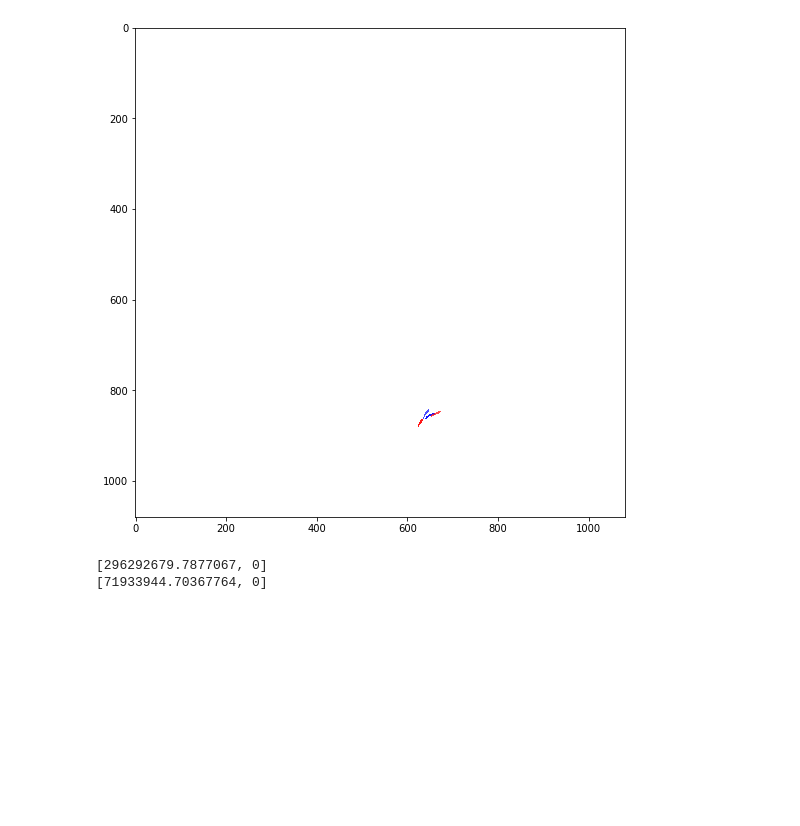
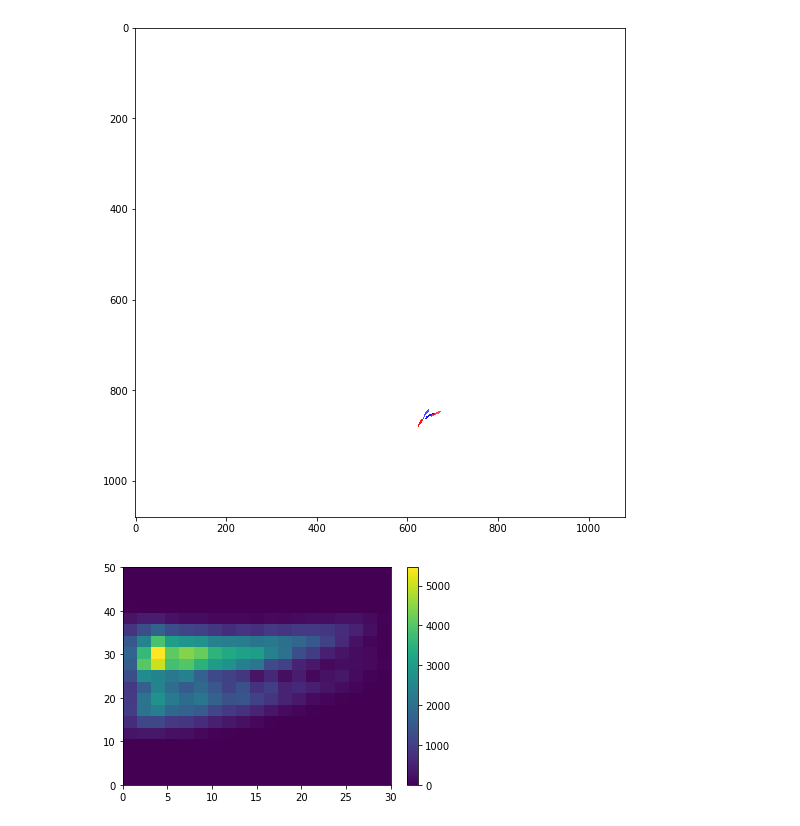
Before and after one commit to ASpraggin/FishTracking, a Jupyter notebook: fishGraphing.ipynb, the cells around one changed output. Drawn from its saved outputs; the diff is of its cells as text; code cells hidden in the pictures; blank space fills up the shorter version.

Commit message:
Updated histograms for granularity, added more manual checks.

```diff
--- a/fishGraphing.ipynb
+++ b/fishGraphing.ipynb
@@ -98,9 +100,9 @@ def histMaker(histData,bins1,bins2):
 # %% [markdown]
 ### Creating histograms for two fish over the first two nonoverlapping ranges.
 # %%
-binsDist=np.linspace(0,30,20)
-binsDif=np.linspace(0,50,20)
-binsSum=np.linspace(150,350,20)
+binsDist=np.linspace(0,30,30)
+binsDif=np.linspace(0,50,50)
+binsSum=np.linspace(150,350,200)
 histSum=np.zeros((len(binsDist)-1,len(binsSum)-1))
 histDif=np.zeros((len(binsDist)-1,len(binsDif)-1))
 
@@ -211,19 +215,14 @@ plt.show()
 171.2
 171.26666666666668
 [figure]
-# %%
-dH=np.absolute(histSum-histDif)
-#plt.imshow(dH[:,::-1].T,extent=[binsDist[0],binsDist[-1],binsDif[]])
-
-sumListDifArray=[]
-for i in range(18):
-    sumListDifArray.append([np.sum(dH*np.absolute(histSum[i+1]-histSum[i])),i])
-print(max(sumListDifArray))
-
-difListDifArray=[]
-for i in range(18):
-    difListDifArray.append([np.sum(dH*np.absolute(histDif[i+1]-histDif[i])),i])
-print(max(difListDifArray))
-# %% [output]
-[296292679.7877067, 0]
-[71933944.70367764, 0]
+# %%
+dH=np.mean([np.absolute(histSumList[i,0]-histSumList[0,1]) for i in range(2)],axis=0)
+histMaker(dH,binsDist,binsDif)
+plt.show()
+
+H=histSumList
+distMat=np.array([[H[1,0]-H[0,0],H[1,0]-H[0,1]],
+                 [H[1,1]-H[0,0],H[1,1]-H[0,1]]])
+#multiply by dH, sum
+# %% [output]
+[figure, added]
```
Also changed, not shown: parts of 2 cells of this notebook, 4 other files.
